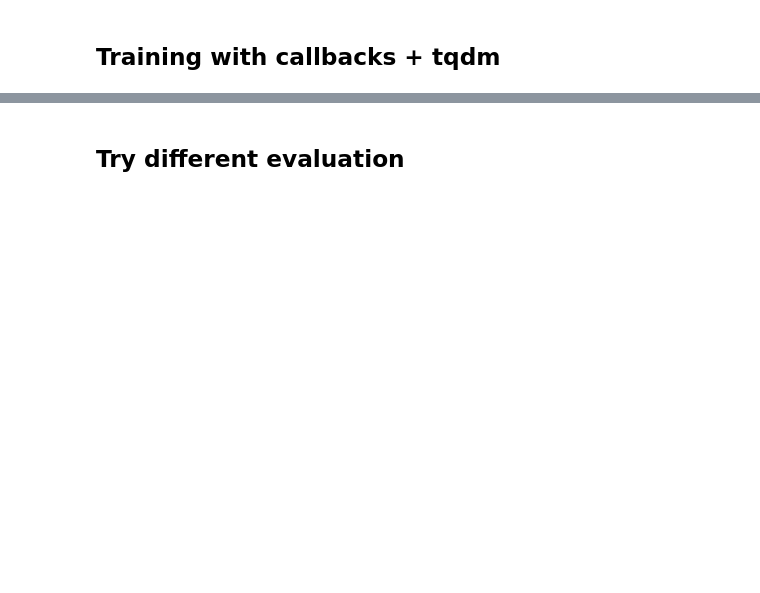
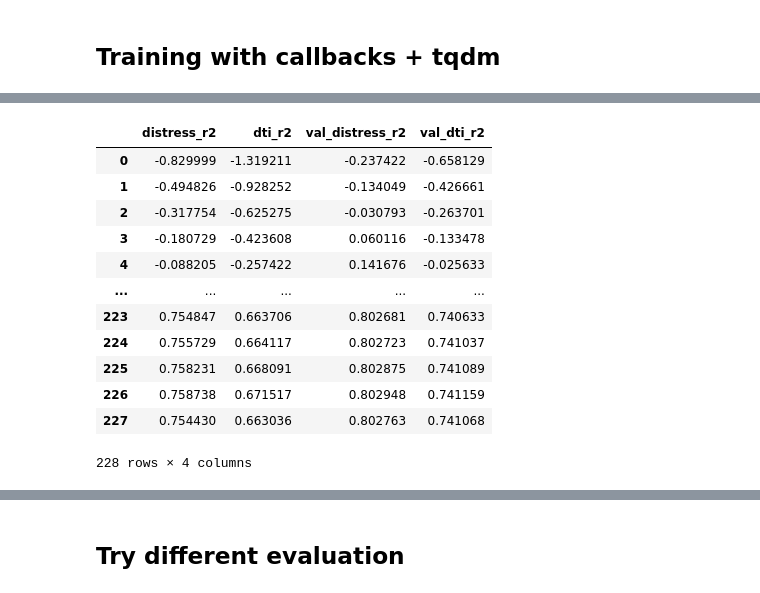
Before and after one commit to Mipjeiger/Indo-Paylater-analytics, a Jupyter notebook: researchment/03_ML_Scientist_task_2_GenZ_Forecasting.ipynb, the cells around one changed output, grey strips where cells are left out. Cells and saved outputs as stored; diff of their text form; code cells hidden in the pictures; blank space fills up the shorter version.

```diff
--- a/researchment/03_ML_Scientist_task_2_GenZ_Forecasting.ipynb
+++ b/researchment/03_ML_Scientist_task_2_GenZ_Forecasting.ipynb
@@ -351,3 +309,19 @@ history_df
+# %%
+history_df[['distress_r2', 'dti_r2', 'val_distress_r2', 'val_dti_r2']]
+# %% [output]
+|  | distress_r2 | dti_r2 | val_distress_r2 | val_dti_r2 |
+| 0 | -0.829999 | -1.319211 | -0.237422 | -0.658129 |
+| 1 | -0.494826 | -0.928252 | -0.134049 | -0.426661 |
+| 2 | -0.317754 | -0.625275 | -0.030793 | -0.263701 |
+| 3 | -0.180729 | -0.423608 | 0.060116 | -0.133478 |
+| 4 | -0.088205 | -0.257422 | 0.141676 | -0.025633 |
+| ... | ... | ... | ... | ... |
+| 223 | 0.754847 | 0.663706 | 0.802681 | 0.740633 |
+| 224 | 0.755729 | 0.664117 | 0.802723 | 0.741037 |
+| 225 | 0.758231 | 0.668091 | 0.802875 | 0.741089 |
+| 226 | 0.758738 | 0.671517 | 0.802948 | 0.741159 |
+| 227 | 0.754430 | 0.663036 | 0.802763 | 0.741068 |
+228 rows × 4 columns
 # %%
 import matplotlib.pyplot as plt
 
```
Also changed, not shown: parts of 8 cells of this notebook.
